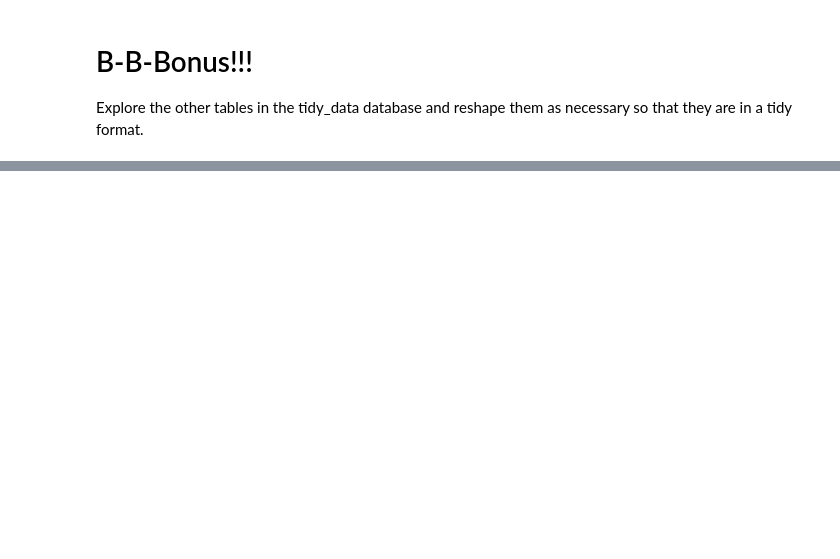
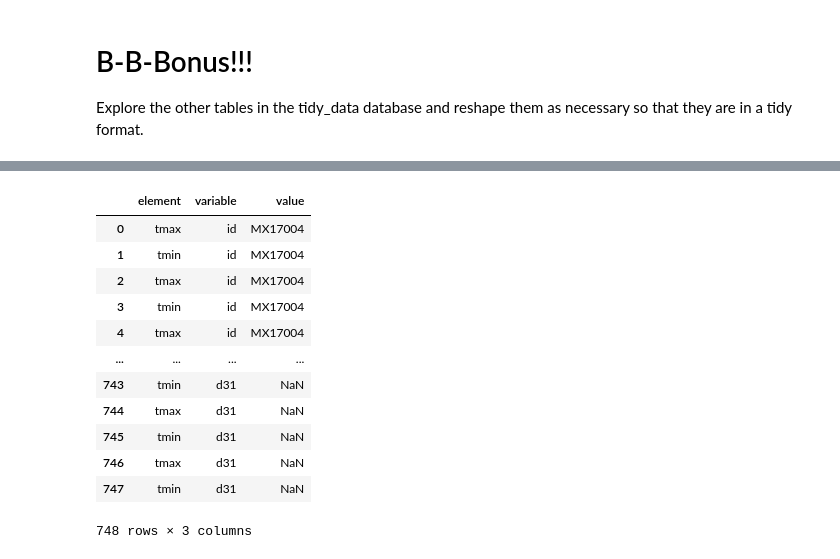
Before and after one commit to BraedenWright/classification-exercises, a Jupyter notebook: tidy_data.ipynb, the cells around one changed output, grey strips where cells are left out. Drawn from its saved outputs; the diff is of its cells as text; code cells hidden in the pictures; blank space fills up the shorter version.

```diff
--- a/tidy_data.ipynb
+++ b/tidy_data.ipynb
@@ -207,0 +238,16 @@ Explore the other tables in the tidy_data database and reshape them as necessary
+# %%
+weather_df.melt(id_vars=['element'])
+# %% [output]
+|  | element | variable | value |
+| 0 | tmax | id | MX17004 |
+| 1 | tmin | id | MX17004 |
+| 2 | tmax | id | MX17004 |
+| 3 | tmin | id | MX17004 |
+| 4 | tmax | id | MX17004 |
+| ... | ... | ... | ... |
+| 743 | tmin | d31 | NaN |
+| 744 | tmax | d31 | NaN |
+| 745 | tmin | d31 | NaN |
+| 746 | tmax | d31 | NaN |
+| 747 | tmin | d31 | NaN |
+748 rows × 3 columns
```
Also changed, not shown: parts of 5 cells of this notebook, 1 other file.
